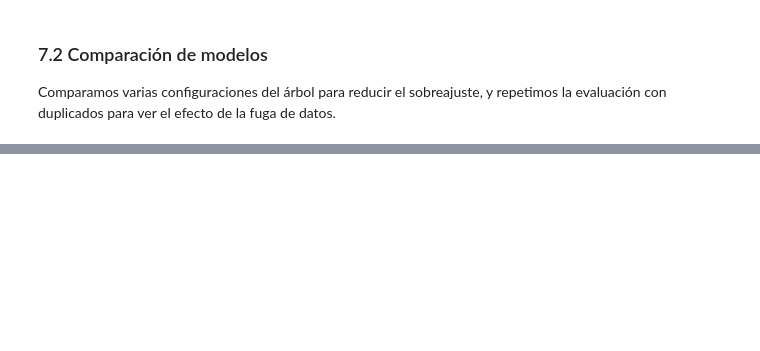
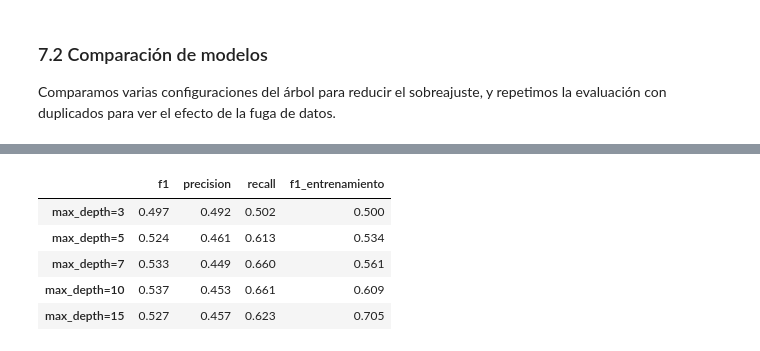
Before and after one commit to alfquito0206/data-mining-2026, a Jupyter notebook: practica-01/Práctica 1 - Análisis, procesamiento y validación .ipynb, the cells around one changed output, grey strips where cells are left out. Cells and saved outputs as stored; diff of their text form; code cells hidden in the pictures; blank space fills up the shorter version.

```diff
--- a/practica-01/Práctica 1 - Análisis, procesamiento y validación .ipynb
+++ b/practica-01/Práctica 1 - Análisis, procesamiento y validación .ipynb
@@ -1627,3 +1660,17 @@ pd.DataFrame(comparacion).T.round(3)
+# %%
+# ¿por qué max_depth=10? probamos varias profundidades, todas con class_weight='balanced'
+profundidades = {}
+for d in [3, 5, 7, 10, 15]:
+    profundidades[f'max_depth={d}'] = evaluar({'modelo__max_depth': d, 'modelo__class_weight': 'balanced'}, X, y)
+
+pd.DataFrame(profundidades).T[['f1', 'precision', 'recall', 'f1_entrenamiento']].round(3)
+# %% [output]
+|  | f1 | precision | recall | f1_entrenamiento |
+| max_depth=3 | 0.497 | 0.492 | 0.502 | 0.500 |
+| max_depth=5 | 0.524 | 0.461 | 0.613 | 0.534 |
+| max_depth=7 | 0.533 | 0.449 | 0.660 | 0.561 |
+| max_depth=10 | 0.537 | 0.453 | 0.661 | 0.609 |
+| max_depth=15 | 0.527 | 0.457 | 0.623 | 0.705 |
 # %% [markdown]
 ### 7.3 Conclusión
 
```
Also changed, not shown: parts of 13 cells of this notebook.
